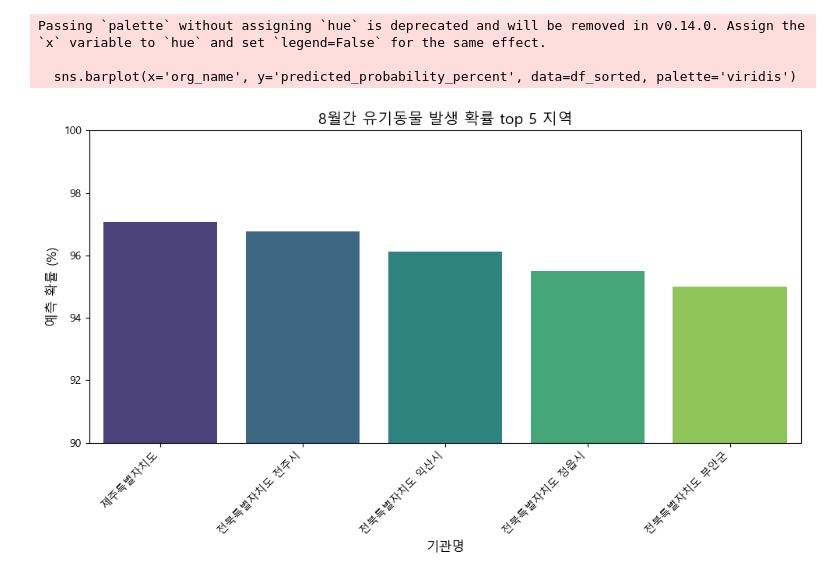
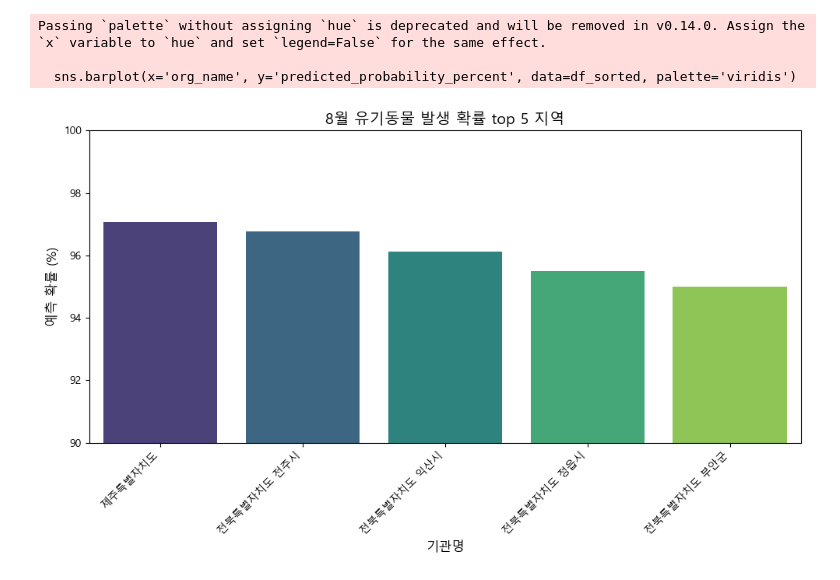
Before and after one commit to cooperear/SK_Shielders_4th_rookie_1st_Team_Project, a Jupyter notebook: using_lstm.ipynb, the cells around one changed output. Cells and saved outputs as stored; diff of their text form; code cells hidden in the pictures.

```diff
--- a/using_lstm.ipynb
+++ b/using_lstm.ipynb
@@ -14,32 +14,32 @@ df = pd.read_json('predict_3_year_data.json')
 
 # 'org_name'을 기준으로 내림차순 정렬 (확률이 높은 순서로 막대 그래프를 그리기 위함)
 df_sorted = df.sort_values(by='predicted_probability_percent', ascending=False)
 
 
 #한글 폰트 설정 (Windows 사용자용)
 plt.rcParams['font.family'] = 'Malgun Gothic'
 plt.rcParams['axes.unicode_minus'] = False
 
 
 
 # 막대 그래프 그리기 (Seaborn)
 plt.figure(figsize=(10, 6))
 sns.barplot(x='org_name', y='predicted_probability_percent', data=df_sorted, palette='viridis')
 plt.xlabel('기관명', fontsize=12)
 plt.ylabel('예측 확률 (%)', fontsize=12)
-plt.title('8월간 유기동물 발생 확률 top 5 지역', fontsize=14)
+plt.title('8월 유기동물 발생 확률 top 5 지역', fontsize=14)
 plt.ylim(90, 100) # y축 범위를 조정하여 차이를 더 명확하게 볼 수 있음
 plt.xticks(rotation=45, ha='right') # x축 레이블 회전
 plt.tight_layout() # 레이아웃 자동 조정
 plt.show()
 
 # 파이 차트 그리기 (Matplotlib)
 # 파이 차트는 전체 비율을 볼 때 유용하지만, 여기서는 각 항목의 값이 너무 비슷하여 시각적으로 큰 차이를 보이지 않을 수 있습니다.
 # 각 항목의 라벨과 해당 퍼센티지를 포맷팅합니다.
 labels = [f'{row["org_name"]} ({row["predicted_probability_percent"]:.2f}%)' for index, row in df_sorted.iterrows()]
 sizes = df_sorted['predicted_probability_percent']
 # %% [output]
 Passing `palette` without assigning `hue` is deprecated and will be removed in v0.14.0. Assign the `x` variable to `hue` and set `legend=False` for the same effect.
 
   sns.barplot(x='org_name', y='predicted_probability_percent', data=df_sorted, palette='viridis')
-[figure, old version]
+[figure, new version]
```
